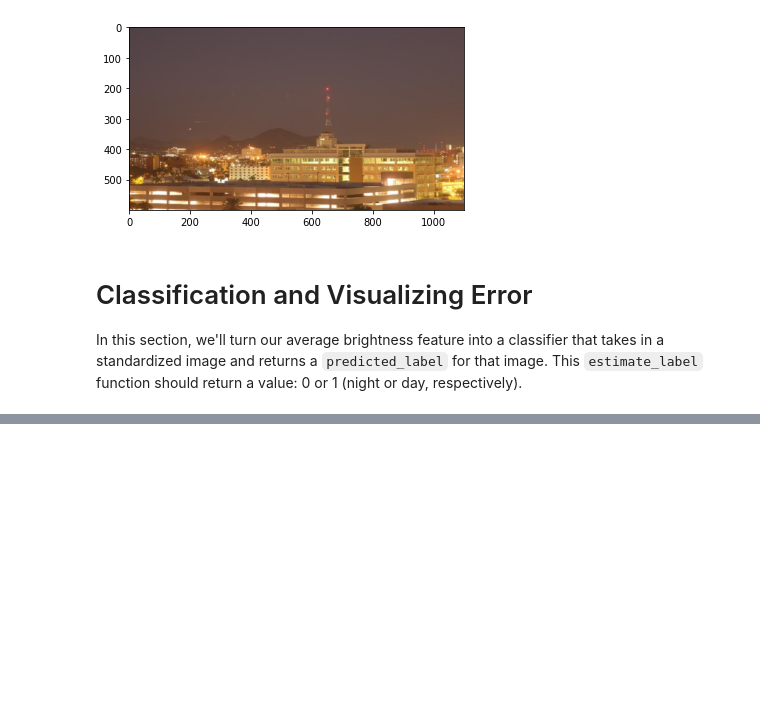
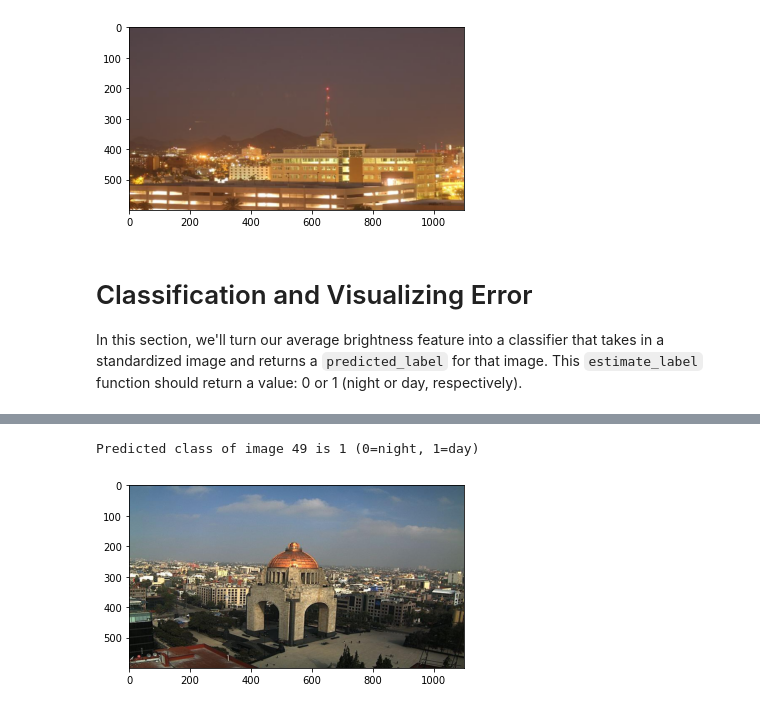
Before and after one commit to ken-power/CVND-ComputerVisionExercises, a Jupyter notebook: 1_1_Image_Representation/6_4. Classification.ipynb, the cells around one changed output, grey strips where cells are left out. Cells and saved outputs as stored; diff of their text form; code cells hidden in the pictures; blank space fills up the shorter version.

```diff
--- a/1_1_Image_Representation/6_4. Classification.ipynb
+++ b/1_1_Image_Representation/6_4. Classification.ipynb
@@ -140,0 +168,5 @@ def estimate_label(rgb_image):
+# %%
+classify_image(49)
+# %% [output]
+Predicted class of image 49 is 1 (0=night, 1=day)
+[figure, added]
```
Also changed, not shown: parts of 7 cells of this notebook.
